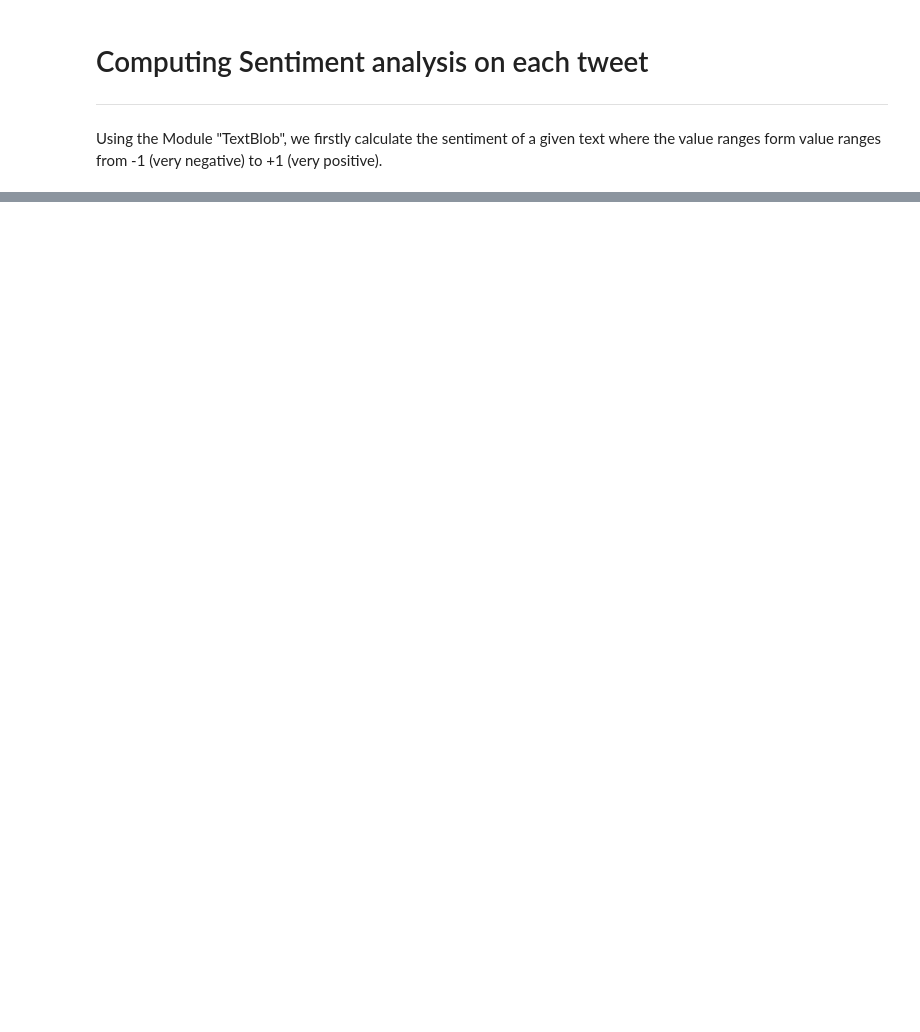
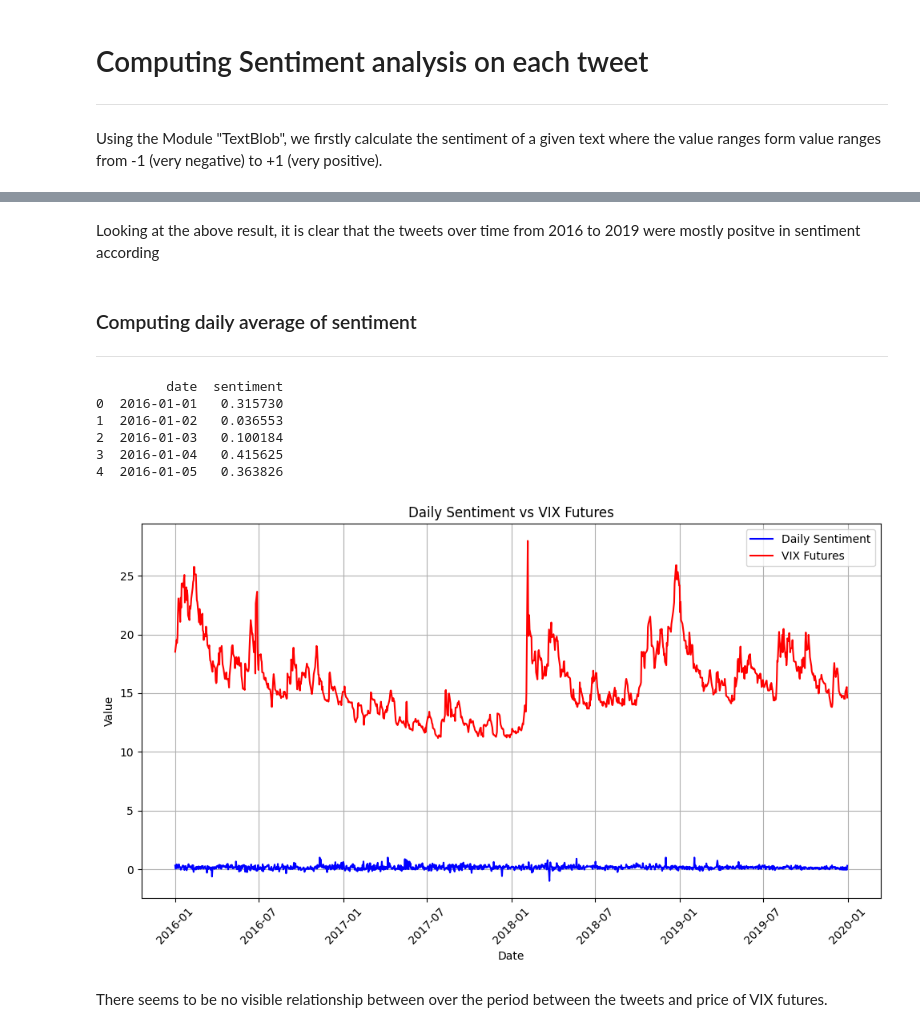
Before and after one commit to ssagun/SentAnalysisVIX, a Jupyter notebook: SentimentAnalysis.ipynb, the cells around one changed output, grey strips where cells are left out. Saved outputs shown, nothing was run; the diff lists cells and outputs as text; code cells hidden in the pictures; blank space fills up the shorter version.

```diff
--- a/SentimentAnalysis.ipynb
+++ b/SentimentAnalysis.ipynb
@@ -13,7 +13,7 @@ def calculate_sentiment(text):
     analysis = TextBlob(text)
     return analysis.sentiment.polarity
 
-data = pd.read_csv('tweets_TRUMP_2016_2019.csv', encoding = "UTF-16")
+data = pd.read_csv('tweets_2016_2019.csv', encoding = "UTF-16")
 
 # Convert 'created_at' to datetime
 data['created_at'] = pd.to_datetime(data['created_at'], format='%m-%d-%Y %H:%M:%S')
@@ -38,0 +61,70 @@ data.head()
+# %% [markdown]
+Looking at the above result, it is clear that the tweets over time from 2016 to 2019 were mostly positve in sentiment according
+# %% [markdown]
+### Computing daily average of sentiment
+---
+# %%
+# Convert 'created_at' to datetime
+data['created_at'] = pd.to_datetime(data['created_at'])
+
+# Extract date from 'created_at' column
+data['date'] = data['created_at'].dt.date
+
+# Group by date and calculate daily average sentiment
+daily_average_sentiment = data.groupby('date')['sentiment'].mean().reset_index()
+
+# Display the new dataframe
+print(daily_average_sentiment.head())
+
+vix = pd.read_excel('VIX_futures_2016_2019.xlsx')
+# %% [output]
+         date  sentiment
+0  2016-01-01   0.315730
+1  2016-01-02   0.036553
+2  2016-01-03   0.100184
+3  2016-01-04   0.415625
+4  2016-01-05   0.363826
+# %%
+import matplotlib.pyplot as plt
+
+vix_data = pd.read_excel('VIX_futures_2016_2019.xlsx')
+
+vix_data['date'] = vix_data['Code']
+
+# Convert date column to datetime
+vix_data['date'] = pd.to_datetime(vix_data['date'])
+vix_data['Code'] = pd.to_datetime(vix_data['Code'])
+
+# Set date column as index
+vix_data.set_index('date', inplace=True)
+
+# Plotting
+plt.figure(figsize=(10, 6))
+
+# Plot daily sentiment
+plt.plot(daily_average_sentiment['date'], daily_average_sentiment['sentiment'], color='blue', label='Daily Sentiment')
+
+# Plot VIX futures values
+plt.plot(vix_data.index, vix_data['Sett_price'], color='red', label='VIX Futures')
+
+# #VIX futures adjusted so at max price of VIX, it is 1 and -1 at its minimum price
+# vix_data['Sett_price'] = (vix_data['Sett_price'] - vix_data['Sett_price'].min()) / (vix_data['Sett_price'].max() - vix_data['Sett_price'].min()) * 2 - 1
+
+# # Plot VIX futures values
+# plt.plot(vix_data.index, vix_data['Sett_price'], color='green', label='VIX Futures adjusted')
+
+# Formatting
+plt.title('Daily Sentiment vs VIX Futures')
+plt.xlabel('Date')
+plt.ylabel('Value')
+plt.legend()
+plt.xticks(rotation=45)
+plt.grid(True)
+
+# Show plot
+plt.tight_layout()
+plt.show()
+# %% [output]
+[figure, added]
+# %% [markdown]
+There seems to be no visible relationship between over the period between the tweets and price of VIX futures.
```
Also changed, not shown: parts of 8 cells of this notebook, 1 other file.
